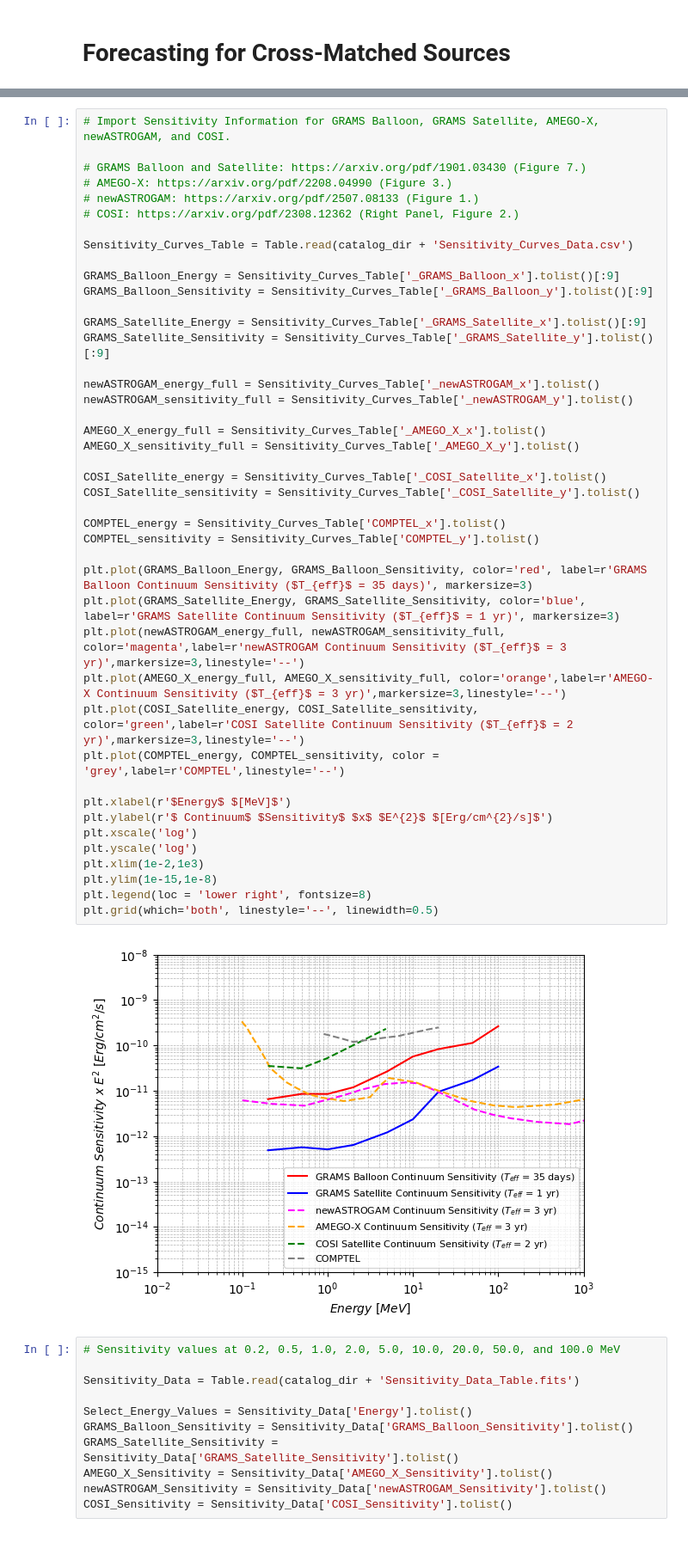
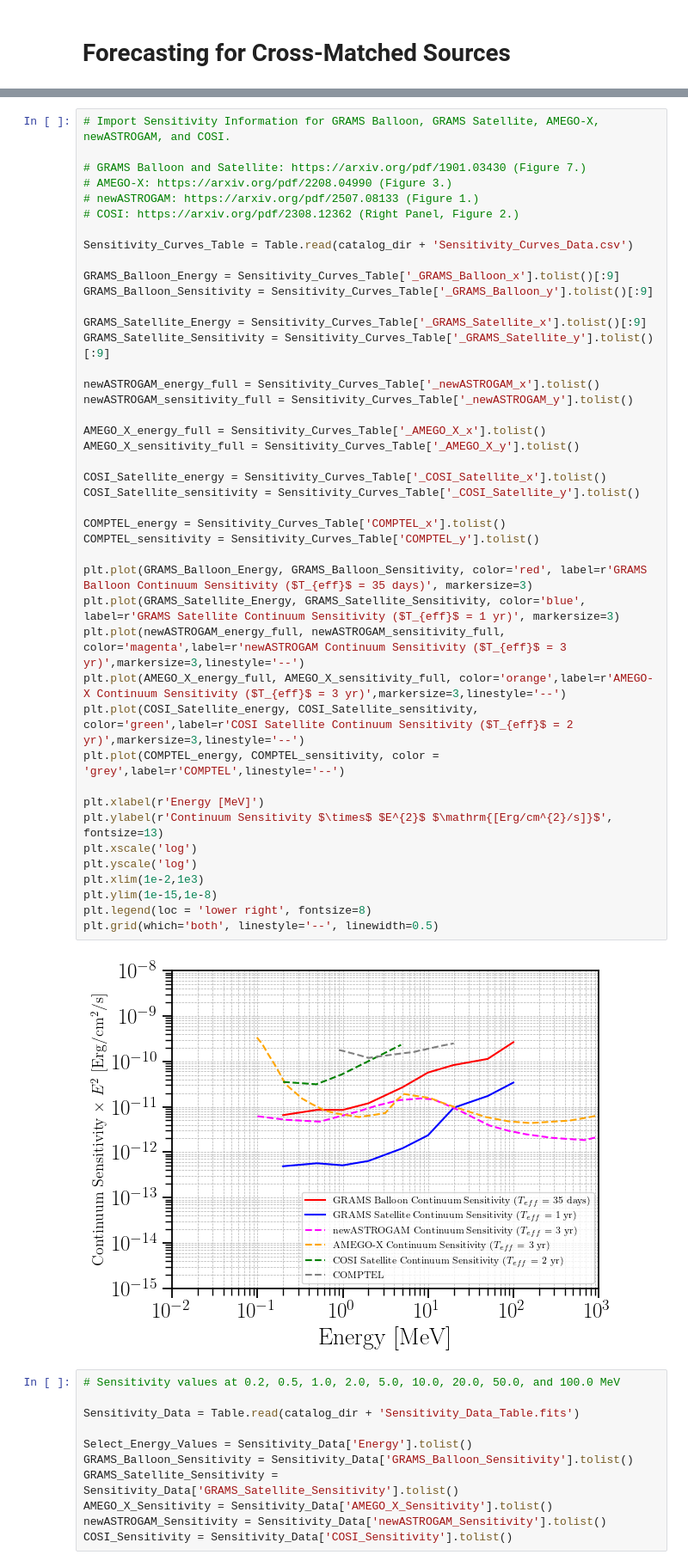
Before and after one commit to Astrtimwessling/MeV_Blazars, a Jupyter notebook: Scripts/MeV_Blazar_Forecasting.ipynb, the cells around one changed output, grey strips where cells are left out. Shown at 86% size. Drawn from its saved outputs; the diff is of its cells as text; blank space fills up the shorter version.

```diff
--- a/Scripts/MeV_Blazar_Forecasting.ipynb
+++ b/Scripts/MeV_Blazar_Forecasting.ipynb
@@ -95,36 +155,36 @@ GRAMS_Balloon_Sensitivity = Sensitivity_Curves_Table['_GRAMS_Balloon_y'].tolist(
 
 GRAMS_Satellite_Energy = Sensitivity_Curves_Table['_GRAMS_Satellite_x'].tolist()[:9]
 GRAMS_Satellite_Sensitivity = Sensitivity_Curves_Table['_GRAMS_Satellite_y'].tolist()[:9]
 
 newASTROGAM_energy_full = Sensitivity_Curves_Table['_newASTROGAM_x'].tolist()
 newASTROGAM_sensitivity_full = Sensitivity_Curves_Table['_newASTROGAM_y'].tolist()
 
 AMEGO_X_energy_full = Sensitivity_Curves_Table['_AMEGO_X_x'].tolist()
 AMEGO_X_sensitivity_full = Sensitivity_Curves_Table['_AMEGO_X_y'].tolist()
 
 COSI_Satellite_energy = Sensitivity_Curves_Table['_COSI_Satellite_x'].tolist()
 COSI_Satellite_sensitivity = Sensitivity_Curves_Table['_COSI_Satellite_y'].tolist()
 
 COMPTEL_energy = Sensitivity_Curves_Table['COMPTEL_x'].tolist()
 COMPTEL_sensitivity = Sensitivity_Curves_Table['COMPTEL_y'].tolist()
 
 plt.plot(GRAMS_Balloon_Energy, GRAMS_Balloon_Sensitivity, color='red', label=r'GRAMS Balloon Continuum Sensitivity ($T_{eff}$ = 35 days)', markersize=3)
 plt.plot(GRAMS_Satellite_Energy, GRAMS_Satellite_Sensitivity, color='blue', label=r'GRAMS Satellite Continuum Sensitivity ($T_{eff}$ = 1 yr)', markersize=3)
 plt.plot(newASTROGAM_energy_full, newASTROGAM_sensitivity_full, color='magenta',label=r'newASTROGAM Continuum Sensitivity ($T_{eff}$ = 3 yr)',markersize=3,linestyle='--')
 plt.plot(AMEGO_X_energy_full, AMEGO_X_sensitivity_full, color='orange',label=r'AMEGO-X Continuum Sensitivity ($T_{eff}$ = 3 yr)',markersize=3,linestyle='--')
 plt.plot(COSI_Satellite_energy, COSI_Satellite_sensitivity, color='green',label=r'COSI Satellite Continuum Sensitivity ($T_{eff}$ = 2 yr)',markersize=3,linestyle='--')
 plt.plot(COMPTEL_energy, COMPTEL_sensitivity, color = 'grey',label=r'COMPTEL',linestyle='--')
 
-plt.xlabel(r'$Energy$ $[MeV]$')
-plt.ylabel(r'$ Continuum$ $Sensitivity$ $x$ $E^{2}$ $[Erg/cm^{2}/s]$')
+plt.xlabel(r'Energy [MeV]')
+plt.ylabel(r'Continuum Sensitivity $\times$ $E^{2}$ $\mathrm{[Erg/cm^{2}/s]}$', fontsize=13)
 plt.xscale('log')
 plt.yscale('log')
 plt.xlim(1e-2,1e3)
 plt.ylim(1e-15,1e-8)
 plt.legend(loc = 'lower right', fontsize=8)
 plt.grid(which='both', linestyle='--', linewidth=0.5)
 # %% [output]
-[figure, old version]
+[figure, new version]
 # %%
 # Sensitivity values at 0.2, 0.5, 1.0, 2.0, 5.0, 10.0, 20.0, 50.0, and 100.0 MeV
 
```
Also changed, not shown: parts of 17 cells of this notebook, 13 other files.
